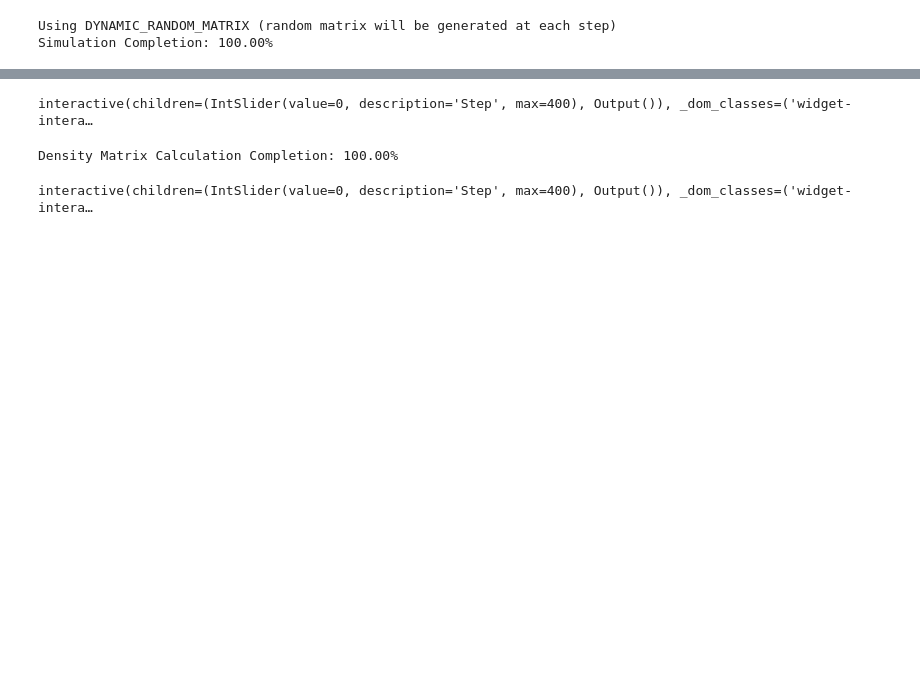
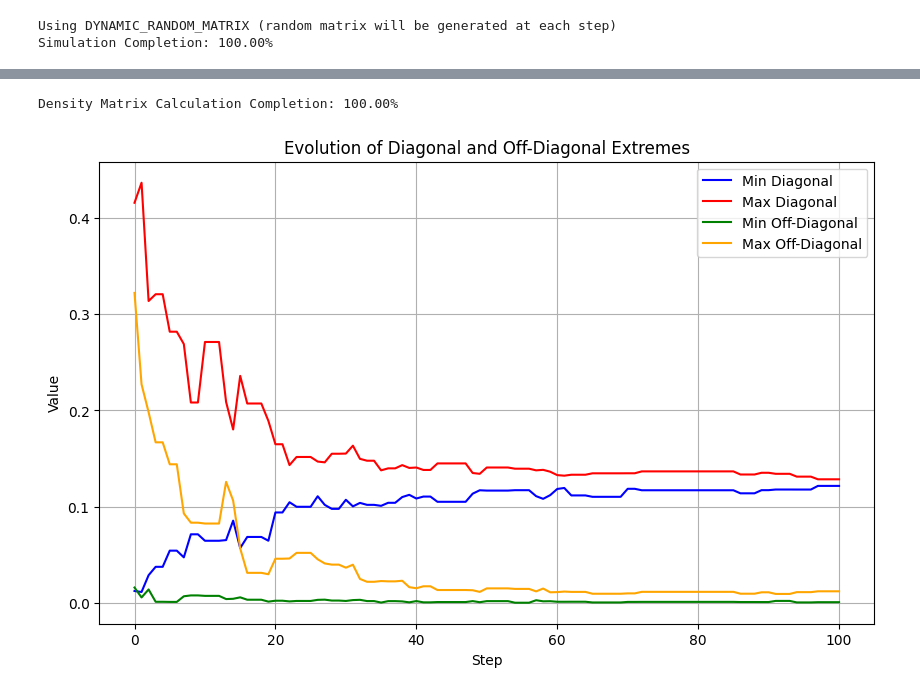
Before and after one commit to ThomasCabaret/JupyNotebooks, a Jupyter notebook: SimulateDecoherence.ipynb, the cells around one changed output, grey strips where cells are left out. Cells and saved outputs as stored; diff of their text form; code cells hidden in the pictures; blank space fills up the shorter version.

Commit message:
min max diag off diag curves

```diff
--- a/SimulateDecoherence.ipynb
+++ b/SimulateDecoherence.ipynb
@@ -189,13 +189,48 @@ def partial_trace(density, N, k):
 
     return reduced_density_matrix
 
+# Function to calculate min/max values on and off the diagonal for a density matrix
+def calculate_diagonal_off_diagonal_extremes(matrix):
+    diagonal_elements = np.diag(np.abs(matrix))
+    off_diagonal_elements = np.abs(matrix) - np.diag(diagonal_elements)
+
+    min_diag = np.min(diagonal_elements)
+    max_diag = np.max(diagonal_elements)
+    min_off_diag = np.min(off_diagonal_elements[np.nonzero(off_diagonal_elements)])
+    max_off_diag = np.max(off_diagonal_elements)
+
+    return min_diag, max_diag, min_off_diag, max_off_diag
+
 # Function to create an interactive slider to browse through density matrices
 def interactive_plot_density_matrices(densities, N, k):
-    # Precompute all the reduced density matrices
+    # Precompute all the reduced density matrices and calculate extremes
     reduced_density_matrices = []
+    diag_min_vals, diag_max_vals, off_diag_min_vals, off_diag_max_vals = [], [], [], []
+
     for step, density in enumerate(densities, start=1):
-        reduced_density_matrices.append(partial_trace(density, N, k))
+        reduced_matrix = partial_trace(density, N, k)
+        reduced_density_matrices.append(reduced_matrix)
+
+        min_diag, max_diag, min_off_diag, max_off_diag = calculate_diagonal_off_diagonal_extremes(reduced_matrix)
+        diag_min_vals.append(min_diag)
+        diag_max_vals.append(max_diag)
+        off_diag_min_vals.append(min_off_diag)
+        off_diag_max_vals.append(max_off_diag)
+
         print_completion(step, len(densities), "Density Matrix Calculation")
+
+    # Plot the min/max values over steps
+    plt.figure(figsize=(10, 6))
+    plt.plot(diag_min_vals, label='Min Diagonal', color='blue')
+    plt.plot(diag_max_vals, label='Max Diagonal', color='red')
+    plt.plot(off_diag_min_vals, label='Min Off-Diagonal', color='green')
+    plt.plot(off_diag_max_vals, label='Max Off-Diagonal', color='orange')
+    plt.xlabel('Step')
+    plt.ylabel('Value')
+    plt.title('Evolution of Diagonal and Off-Diagonal Extremes')
+    plt.legend()
+    plt.grid(True)
+    plt.show()
 
     # Create an interactive widget with a slider
     step_slider = widgets.IntSlider(value=0, min=0, max=len(densities)-1, step=1, description='Step')
@@ -266,7 +301,8 @@ def simulate_qubits_with_evolution(N, steps, gate_matrix_enum):
         if gate_matrix_enum == GateMatrix.DYNAMIC_RANDOM:
             gate_matrix = generate_random_unitary_matrix()
 
-        i_q1, i_q2 = random.sample(range(N), 2)  # Different indexes without order
+        i_q1, i_q2 = random.sample(range(N), 2)  # Random different indexes without order
+        # i_q1, i_q2 = (step - 1) % N, step % N # Deterministic cycling
         density = apply_two_qubit_gate(density, i_q1, i_q2, N, gate_matrix)
         densities.append(density.copy())  # Store the density after each step
 
@@ -286,7 +322,7 @@ def simulate_qubits_with_evolution(N, steps, gate_matrix_enum):
 np.set_printoptions(precision=2, suppress=True)
 
 N = 12
-steps = 400
+steps = 100
 # class GateMatrix(Enum):
 #     SQRT_SWAP = 1
 #     CNOT = 2
@@ -301,3 +338,2 @@ Simulation Completion: 100.00%
-interactive(children=(IntSlider(value=0, description='Step', max=400), Output()), _dom_classes=('widget-intera…
+Density Matrix Calculation Completion: 100.00%
-Density Matrix Calculation Completion: 100.00%
-interactive(children=(IntSlider(value=0, description='Step', max=400), Output()), _dom_classes=('widget-intera…
+[figure, added]
```
Also changed, not shown: parts of 1 cell of this notebook.
